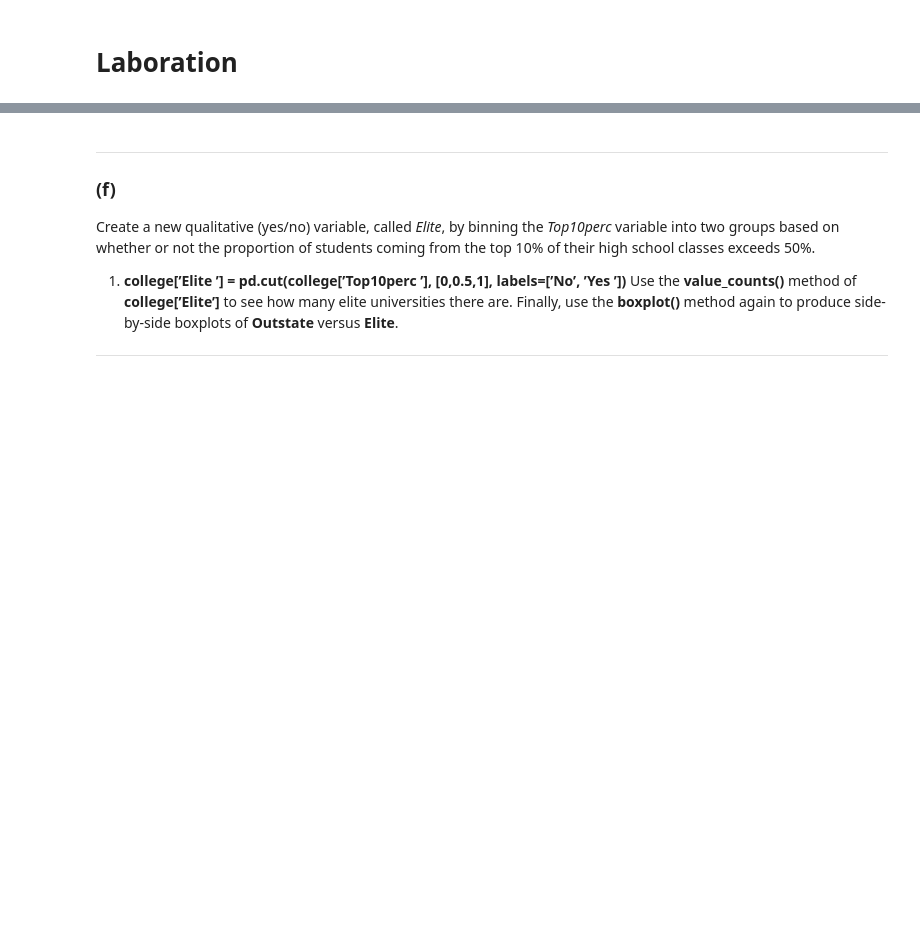
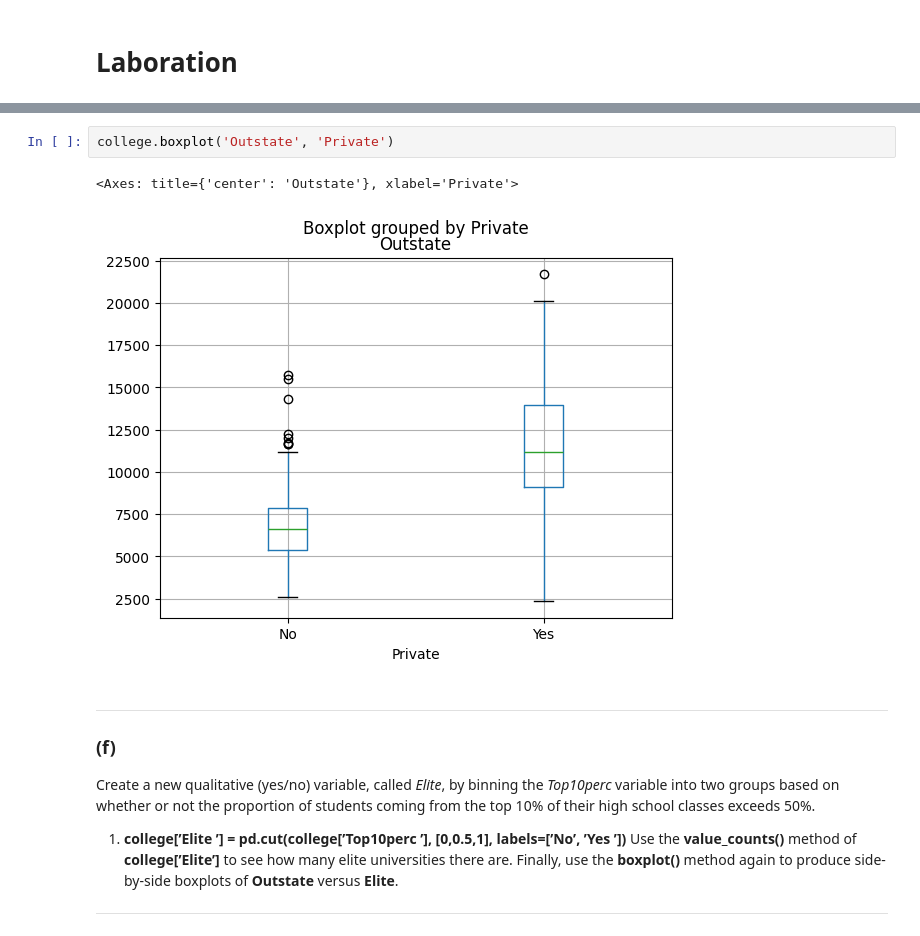
Before and after one commit to LucasZFriborg/Databehandling-Lucas-ZachauFriborg, a Jupyter notebook: Labs/Laboration.ipynb, the cells around one changed output, grey strips where cells are left out. Cells and saved outputs as stored; diff of their text form; blank space fills up the shorter version.

```diff
--- a/Labs/Laboration.ipynb
+++ b/Labs/Laboration.ipynb
@@ -37,4 +92,9 @@ Use **theboxplot()** method of college to produce side-by-side boxplots of **Out
 ---
+# %%
+college.boxplot('Outstate', 'Private')
+# %% [output]
+<Axes: title={'center': 'Outstate'}, xlabel='Private'>
+[figure, added]
 # %% [markdown]
 ---
 ### (f)
```
Also changed, not shown: parts of 12 cells of this notebook.
